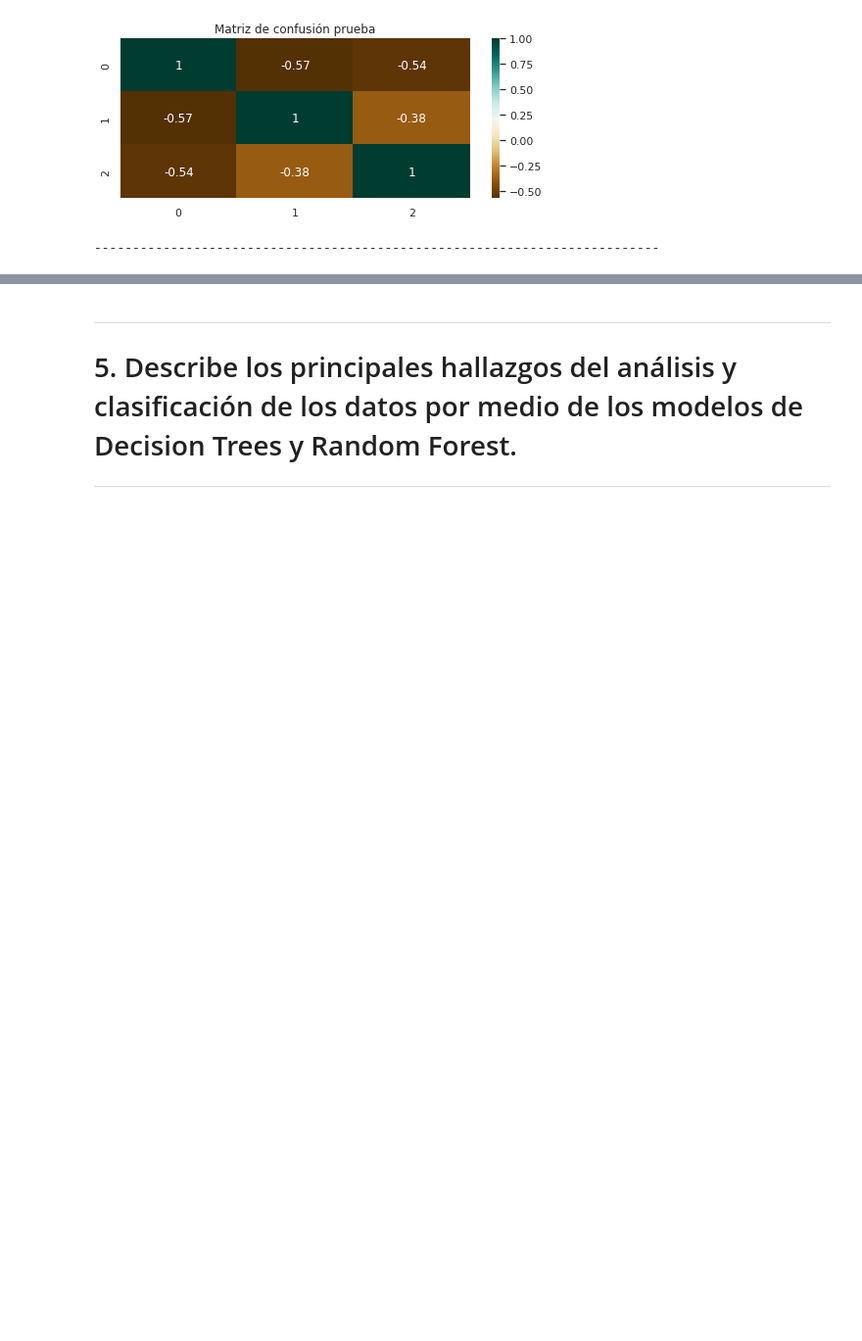
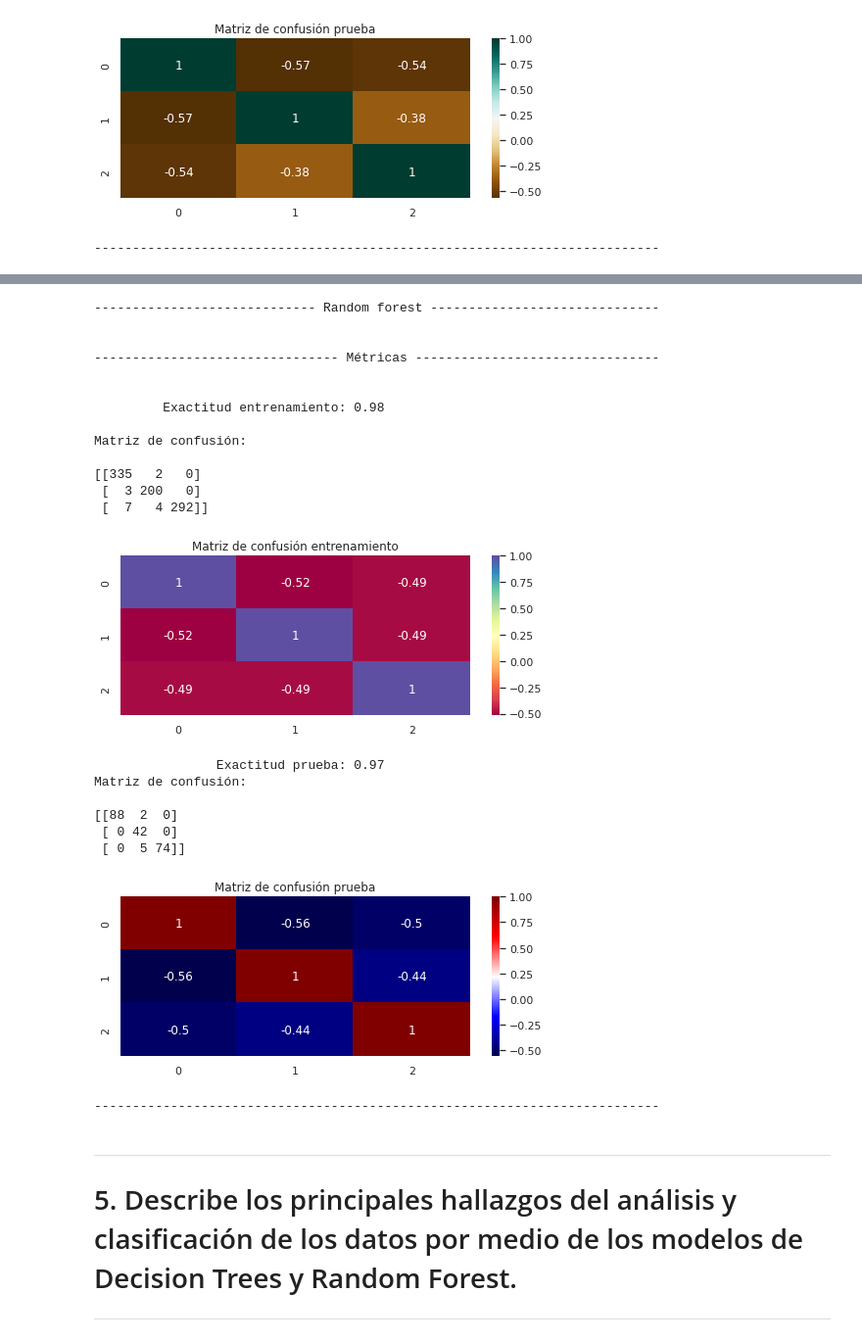
Before and after one commit to PosgradoMNA/actividades-del-projecto-team_59, a Jupyter notebook: Sem_09_CD_Reto_entrega_2.ipynb, the cells around one changed output, grey strips where cells are left out. Shown at 98% size. Saved outputs shown, nothing was run; the diff lists cells and outputs as text; code cells hidden in the pictures; blank space fills up the shorter version.

```diff
--- a/Sem_09_CD_Reto_entrega_2.ipynb
+++ b/Sem_09_CD_Reto_entrega_2.ipynb
@@ -738,2 +776,41 @@ Matriz de confusión:
+# %%
+# - - - - - - - - - - - - - - - - - - - - - - - - - - - - - - - - - - - - - - - - - - - - - - - - -
+# Métricas del Random Forest
+
+print('\n----------------------------- Random forest ------------------------------\n')
+print('\n-------------------------------- Métricas --------------------------------\n')
+sns.set(rc={'figure.figsize':(8,3)})
+ytvhat= Rand_For.predict(Xtv)
+Exac_ytvhat= round(exactitud_sk_(ytv, ytvhat), 2)
+print('\n\t Exactitud entrenamiento:', Exac_ytvhat, '\n')
+conf_mat_(ytv, ytvhat, 'Spectral', 'Matriz de confusión entrenamiento')
+ytesthat= Rand_For.predict(Xtest)
+Exac_ytesthat= round(exactitud_sk_(ytest, ytesthat), 2)
+print('\n\t\tExactitud prueba:', Exac_ytesthat)
+conf_mat_(ytest, ytesthat, 'seismic', 'Matriz de confusión prueba')
+print('\n--------------------------------------------------------------------------\n')
+# %% [output]
+----------------------------- Random forest ------------------------------
+
+
+-------------------------------- Métricas --------------------------------
+
+
+         Exactitud entrenamiento: 0.98
+
+Matriz de confusión:
+
+[[335   2   0]
+ [  3 200   0]
+ [  7   4 292]]
+[figure, added]
+                Exactitud prueba: 0.97
+Matriz de confusión:
+
+[[88  2  0]
+ [ 0 42  0]
+ [ 0  5 74]]
+[figure, added]
+--------------------------------------------------------------------------
 # %%
 # - - - - - - - - - - - - - - - - - - - - - - - - - - - - - - - - - - - - - - - - - - - - - - - - -
```
Also changed, not shown: parts of 6 cells of this notebook.
